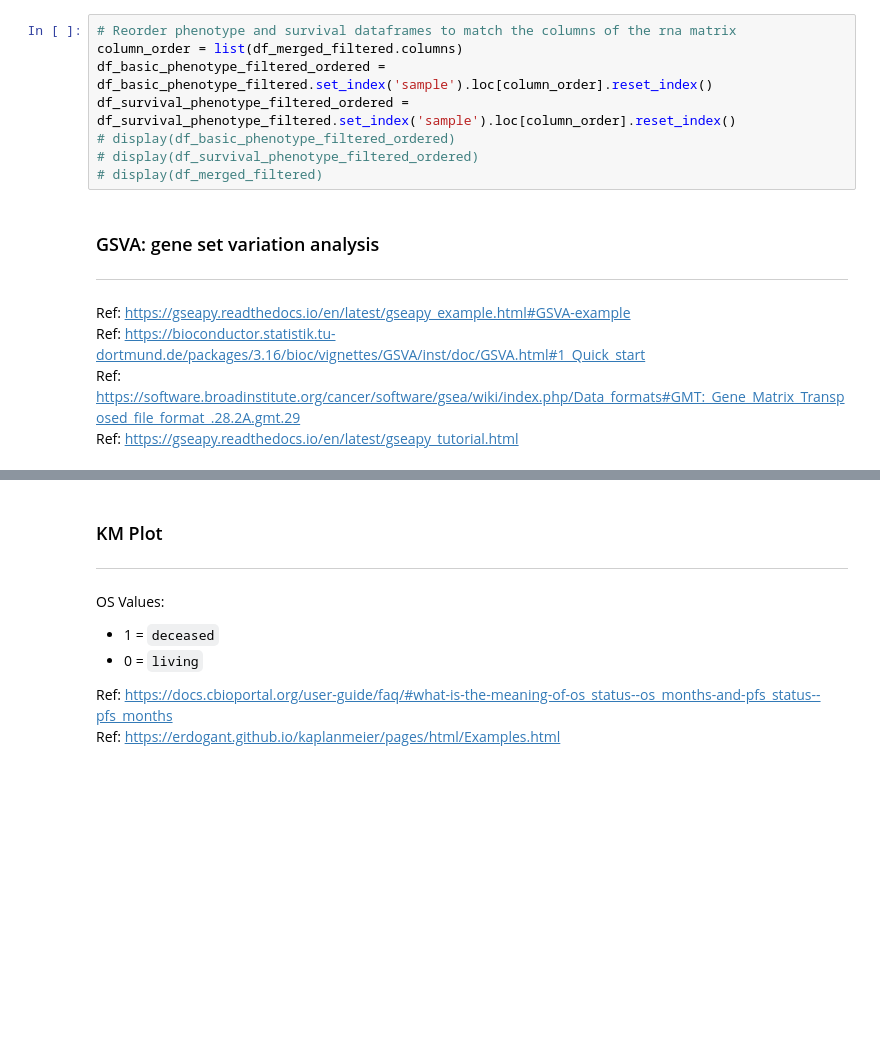
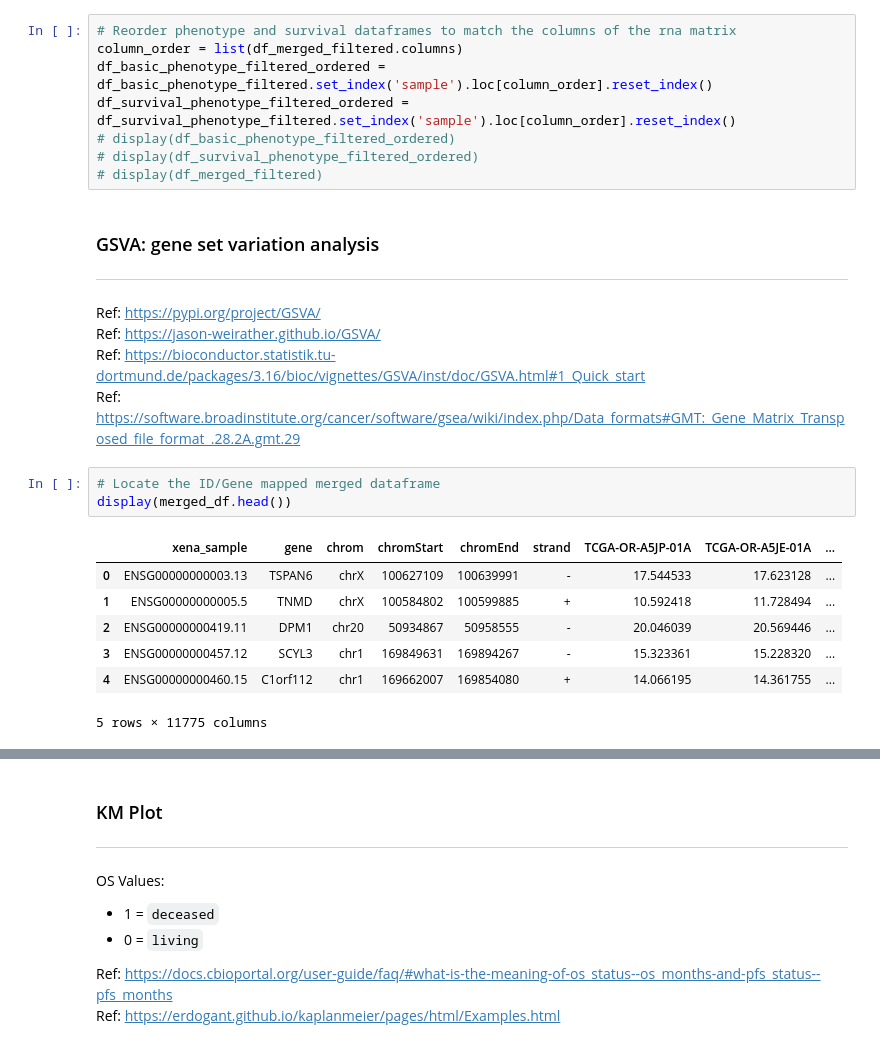
Before and after one commit to erincameron11/survival-analysis-tool, a Jupyter notebook: DataAnalysis.ipynb, the cells around one changed output, grey strips where cells are left out. Saved outputs shown, nothing was run; the diff lists cells and outputs as text; blank space fills up the shorter version.

```diff
--- a/DataAnalysis.ipynb
+++ b/DataAnalysis.ipynb
@@ -195,7 +195,18 @@ df_survival_phenotype_filtered_ordered = df_survival_phenotype_filtered.set_inde
 
 ---
 
-Ref: https://gseapy.readthedocs.io/en/latest/gseapy_example.html#GSVA-example
+Ref: https://pypi.org/project/GSVA/
+Ref: https://jason-weirather.github.io/GSVA/
 Ref: https://bioconductor.statistik.tu-dortmund.de/packages/3.16/bioc/vignettes/GSVA/inst/doc/GSVA.html#1_Quick_start
 Ref: https://software.broadinstitute.org/cancer/software/gsea/wiki/index.php/Data_formats#GMT:_Gene_Matrix_Transposed_file_format_.28.2A.gmt.29
-Ref: https://gseapy.readthedocs.io/en/latest/gseapy_tutorial.html
+# %%
+# Locate the ID/Gene mapped merged dataframe
+display(merged_df.head())
+# %% [output]
+|  | xena_sample | gene | chrom | chromStart | chromEnd | strand | TCGA-OR-A5JP-01A | TCGA-OR-A5JE-01A | ... |
+| 0 | ENSG00000000003.13 | TSPAN6 | chrX | 100627109 | 100639991 | - | 17.544533 | 17.623128 | ... |
+| 1 | ENSG00000000005.5 | TNMD | chrX | 100584802 | 100599885 | + | 10.592418 | 11.728494 | ... |
+| 2 | ENSG00000000419.11 | DPM1 | chr20 | 50934867 | 50958555 | - | 20.046039 | 20.569446 | ... |
+| 3 | ENSG00000000457.12 | SCYL3 | chr1 | 169849631 | 169894267 | - | 15.323361 | 15.228320 | ... |
+| 4 | ENSG00000000460.15 | C1orf112 | chr1 | 169662007 | 169854080 | + | 14.066195 | 14.361755 | ... |
+5 rows × 11775 columns
```
Also changed, not shown: parts of 5 cells of this notebook, 2 other files.
